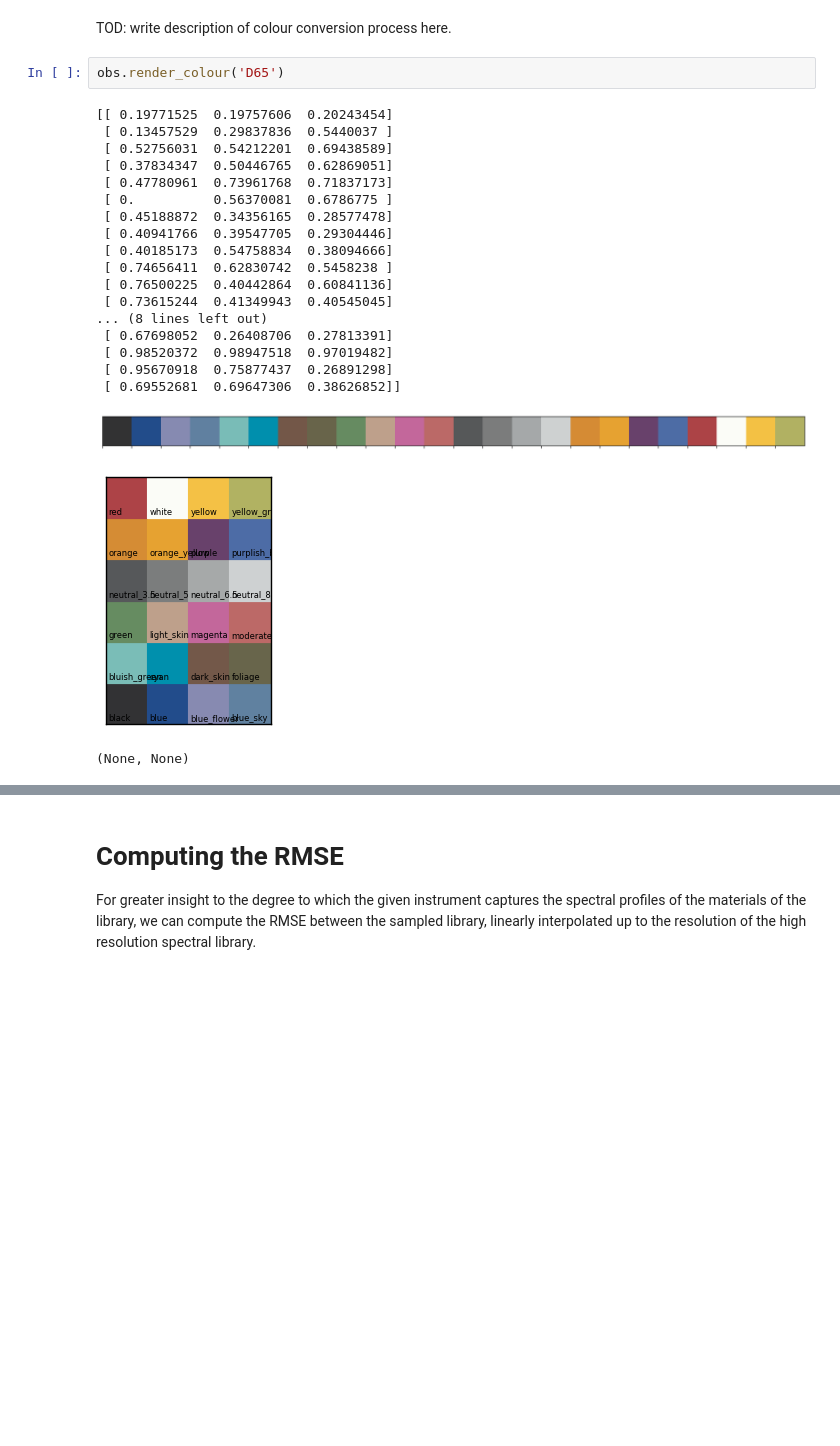
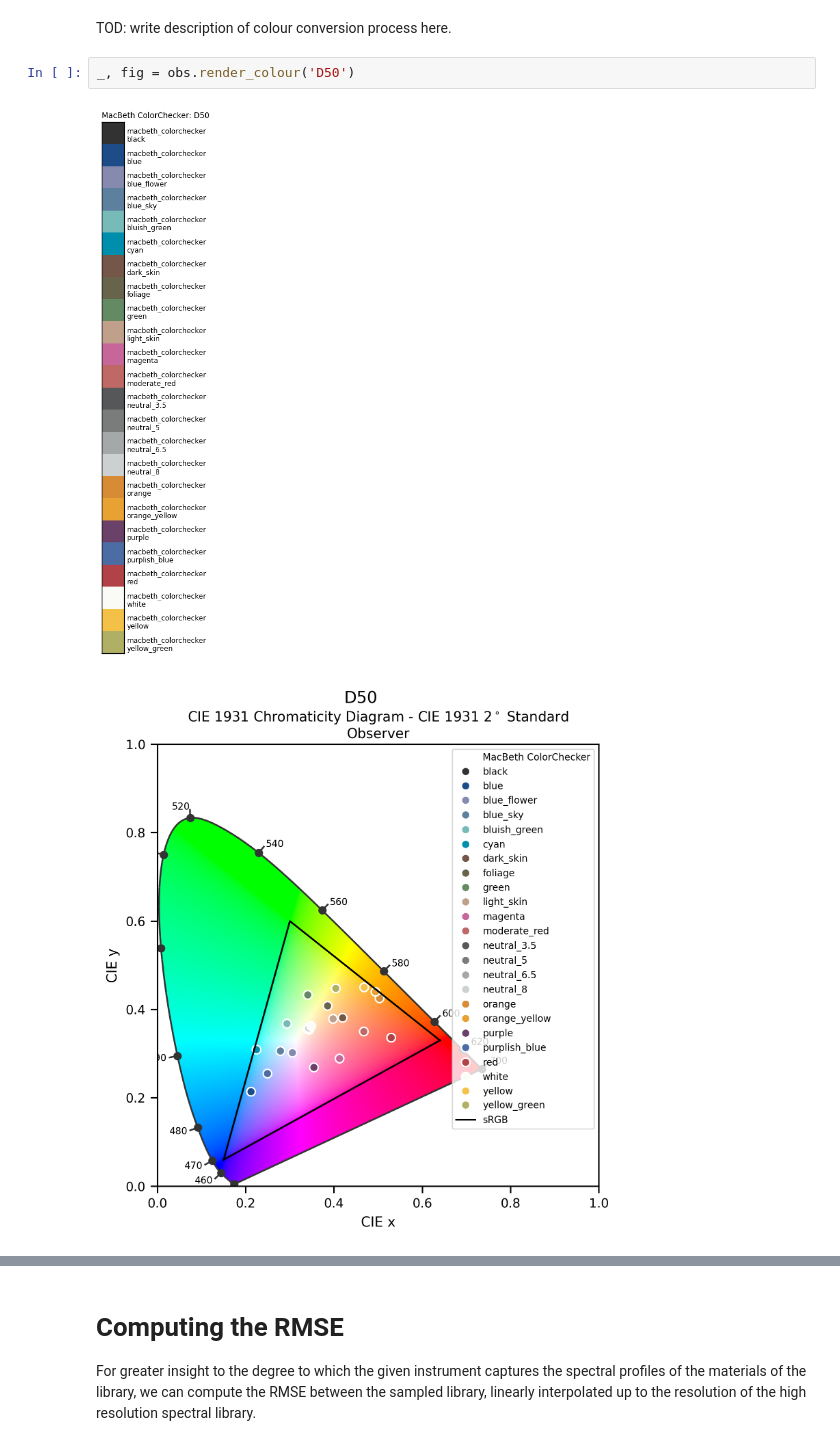
Before and after one commit to rbstabbins/sptk, a Jupyter notebook: examples/observation_colour_example.ipynb, the cells around one changed output, grey strips where cells are left out. Cells and saved outputs as stored; diff of their text form; blank space fills up the shorter version.

```diff
--- a/examples/observation_colour_example.ipynb
+++ b/examples/observation_colour_example.ipynb
@@ -121,26 +121,8 @@ By default, the sampled library is exported to a csv file, giving the metadata a
 # Colour Rendering
 # %% [markdown]
 TOD: write description of colour conversion process here.
-# %%
-obs.render_colour('D65')
-# %% [output]
-[[ 0.19771525  0.19757606  0.20243454]
- [ 0.13457529  0.29837836  0.5440037 ]
- [ 0.52756031  0.54212201  0.69438589]
- [ 0.37834347  0.50446765  0.62869051]
- [ 0.47780961  0.73961768  0.71837173]
- [ 0.          0.56370081  0.6786775 ]
- [ 0.45188872  0.34356165  0.28577478]
- [ 0.40941766  0.39547705  0.29304446]
- [ 0.40185173  0.54758834  0.38094666]
- [ 0.74656411  0.62830742  0.5458238 ]
- [ 0.76500225  0.40442864  0.60841136]
- [ 0.73615244  0.41349943  0.40545045]
-... (8 lines left out)
- [ 0.67698052  0.26408706  0.27813391]
- [ 0.98520372  0.98947518  0.97019482]
- [ 0.95670918  0.75877437  0.26891298]
- [ 0.69552681  0.69647306  0.38626852]]
-[figure, removed]
-[figure, removed]
-(None, None)
+# %%
+_, fig = obs.render_colour('D50')
+# %% [output]
+[figure, added]
+[figure, added]
```
Also changed, not shown: parts of 10 cells of this notebook, 2 other files.
